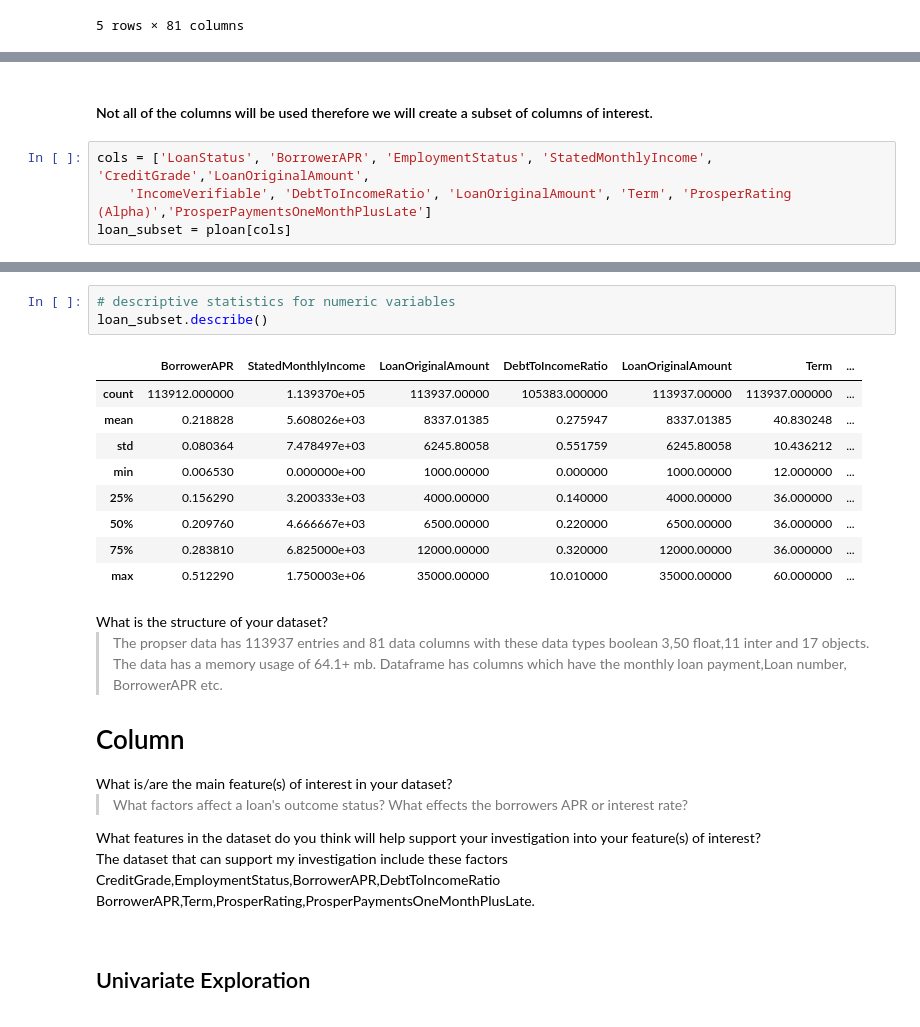
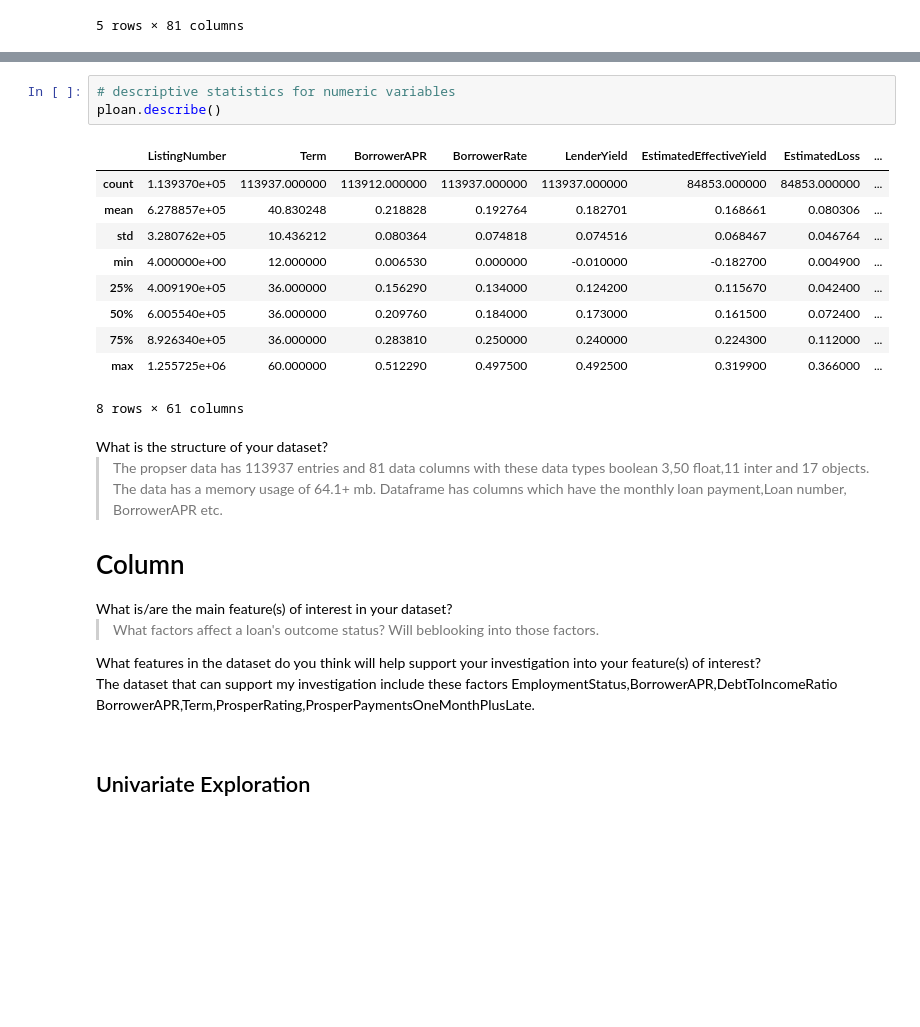
Before and after one commit to malulekel/3-communicate-data-findings, a Jupyter notebook: Part_I_exploration.ipynb, the cells around one changed output, grey strips where cells are left out. Drawn from its saved outputs; the diff is of its cells as text; blank space fills up the shorter version.

```diff
--- a/Part_I_exploration.ipynb
+++ b/Part_I_exploration.ipynb
@@ -166,27 +162,22 @@ Data columns (total 81 columns):
  80  Investors                            113937 non-null  int64
 dtypes: bool(3), float64(50), int64(11), object(17)
 memory usage: 68.1+ MB
-# %% [markdown]
-#### Not all of the columns will be used therefore we will create a subset of columns of interest.
-# %%
-cols = ['LoanStatus', 'BorrowerAPR', 'EmploymentStatus', 'StatedMonthlyIncome', 'CreditGrade','LoanOriginalAmount',
-    'IncomeVerifiable', 'DebtToIncomeRatio', 'LoanOriginalAmount', 'Term', 'ProsperRating (Alpha)','ProsperPaymentsOneMonthPlusLate']
-loan_subset = ploan[cols]
 # %% [markdown]
 <div id="describe" />
 # %%
 # descriptive statistics for numeric variables
-loan_subset.describe()
+ploan.describe()
 # %% [output]
-|  | BorrowerAPR | StatedMonthlyIncome | LoanOriginalAmount | DebtToIncomeRatio | LoanOriginalAmount | Term | ... |
-| count | 113912.000000 | 1.139370e+05 | 113937.00000 | 105383.000000 | 113937.00000 | 113937.000000 | ... |
-| mean | 0.218828 | 5.608026e+03 | 8337.01385 | 0.275947 | 8337.01385 | 40.830248 | ... |
-| std | 0.080364 | 7.478497e+03 | 6245.80058 | 0.551759 | 6245.80058 | 10.436212 | ... |
-| min | 0.006530 | 0.000000e+00 | 1000.00000 | 0.000000 | 1000.00000 | 12.000000 | ... |
-| 25% | 0.156290 | 3.200333e+03 | 4000.00000 | 0.140000 | 4000.00000 | 36.000000 | ... |
-| 50% | 0.209760 | 4.666667e+03 | 6500.00000 | 0.220000 | 6500.00000 | 36.000000 | ... |
-| 75% | 0.283810 | 6.825000e+03 | 12000.00000 | 0.320000 | 12000.00000 | 36.000000 | ... |
-| max | 0.512290 | 1.750003e+06 | 35000.00000 | 10.010000 | 35000.00000 | 60.000000 | ... |
+|  | ListingNumber | Term | BorrowerAPR | BorrowerRate | LenderYield | EstimatedEffectiveYield | EstimatedLoss | ... |
+| count | 1.139370e+05 | 113937.000000 | 113912.000000 | 113937.000000 | 113937.000000 | 84853.000000 | 84853.000000 | ... |
+| mean | 6.278857e+05 | 40.830248 | 0.218828 | 0.192764 | 0.182701 | 0.168661 | 0.080306 | ... |
+| std | 3.280762e+05 | 10.436212 | 0.080364 | 0.074818 | 0.074516 | 0.068467 | 0.046764 | ... |
+| min | 4.000000e+00 | 12.000000 | 0.006530 | 0.000000 | -0.010000 | -0.182700 | 0.004900 | ... |
+| 25% | 4.009190e+05 | 36.000000 | 0.156290 | 0.134000 | 0.124200 | 0.115670 | 0.042400 | ... |
+| 50% | 6.005540e+05 | 36.000000 | 0.209760 | 0.184000 | 0.173000 | 0.161500 | 0.072400 | ... |
+| 75% | 8.926340e+05 | 36.000000 | 0.283810 | 0.250000 | 0.240000 | 0.224300 | 0.112000 | ... |
+| max | 1.255725e+06 | 60.000000 | 0.512290 | 0.497500 | 0.492500 | 0.319900 | 0.366000 | ... |
+8 rows × 61 columns
 # %% [markdown]
 <div id="structure" />
 What is the structure of your dataset?
@@ -197,14 +188,14 @@ What is the structure of your dataset?
 <div id="feature" />
 What is/are the main feature(s) of interest in your dataset?
 
-> What factors affect a loan's outcome status?
-> What effects the borrowers APR or interest rate?
+> What factors affect a loan's outcome status? Will beblooking into those factors.
+
 
 <div id="features" />
 What features in the dataset do you think will help support your investigation into your feature(s) of interest?
 
 
-The dataset that can support my investigation include these factors CreditGrade,EmploymentStatus,BorrowerAPR,DebtToIncomeRatio BorrowerAPR,Term,ProsperRating,ProsperPaymentsOneMonthPlusLate.
+The dataset that can support my investigation include these factors EmploymentStatus,BorrowerAPR,DebtToIncomeRatio BorrowerAPR,Term,ProsperRating,ProsperPaymentsOneMonthPlusLate.
 # %% [markdown]
 <div id="univariate" />
 
```
Also changed, not shown: parts of 73 cells of this notebook, 5 other files.
